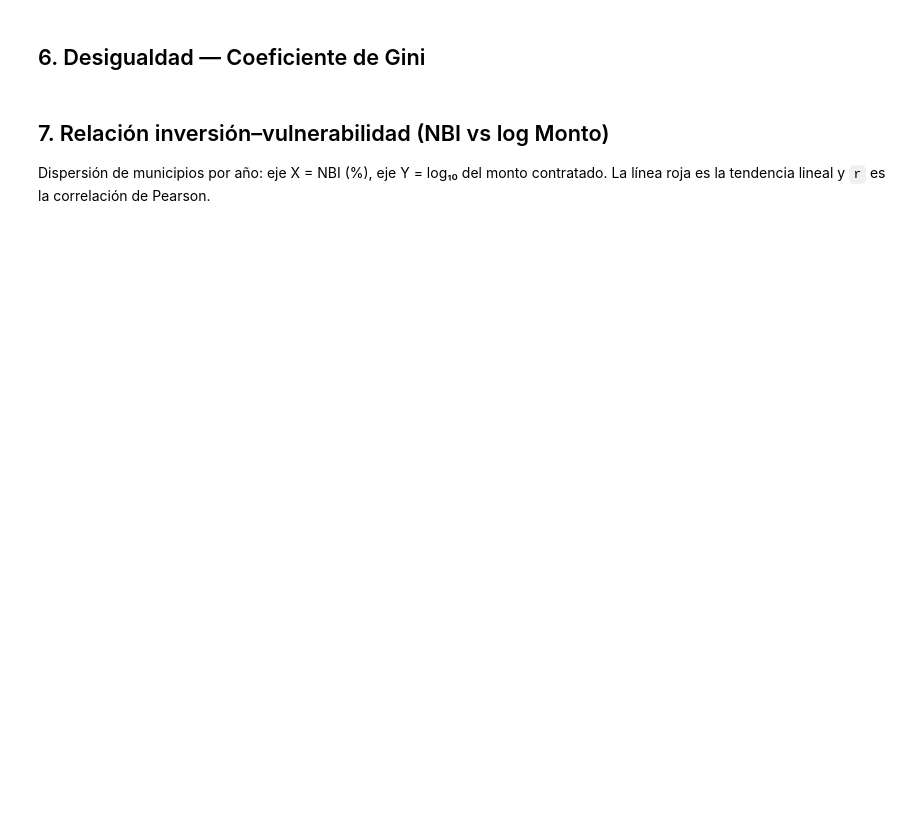
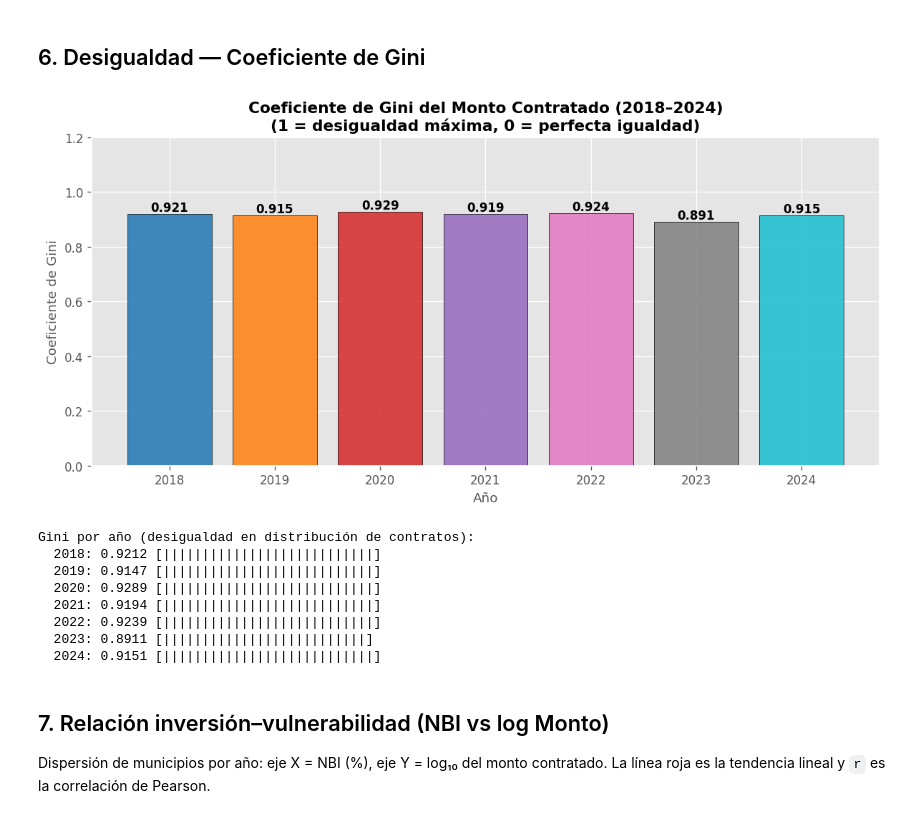
Before and after one commit to ustadistica/desarrollo_social_y_economico, a Jupyter notebook: notebooks/EDA_SECOP_DANE_Gold_2018_2024.ipynb, the cells around one changed output. Cells and saved outputs as stored; diff of their text form; code cells hidden in the pictures; blank space fills up the shorter version.

```diff
--- a/notebooks/EDA_SECOP_DANE_Gold_2018_2024.ipynb
+++ b/notebooks/EDA_SECOP_DANE_Gold_2018_2024.ipynb
@@ -300,24 +388,34 @@ for año in AÑOS:
 # %%
 ginis = {int(a): gini(df_mun.loc[df_mun[COL_AÑO] == a, COL_MONTO].fillna(0))
          for a in AÑOS}
 
 fig, ax = plt.subplots(figsize=(10, 5))
 años_v = list(ginis.keys()); vals_g = list(ginis.values())
 bars = ax.bar(años_v, vals_g,
               color=[COLOR_MAP[a] for a in años_v], edgecolor='black', alpha=0.85)
 ax.set_title('Coeficiente de Gini del Monto Contratado (2018–2024)\n'
              '(1 = desigualdad máxima, 0 = perfecta igualdad)', fontweight='bold')
 ax.set_xlabel('Año'); ax.set_ylabel('Coeficiente de Gini')
-ax.set_ylim(0, 1)
+ax.set_ylim(0, 1.2)
 for bar, val in zip(bars, vals_g):
     ax.text(bar.get_x() + bar.get_width()/2, bar.get_height() + 0.01,
             f'{val:.3f}', ha='center', fontsize=10, fontweight='bold')
 plt.tight_layout(); plt.show()
 
 print('\nGini por año (desigualdad en distribución de contratos):')
 for a, g_val in ginis.items():
     barra = '|' * int(g_val * 30)
     print(f'  {a}: {g_val:.4f} [{barra}]')
+# %% [output]
+[figure, added]
+Gini por año (desigualdad en distribución de contratos):
+  2018: 0.9212 [|||||||||||||||||||||||||||]
+  2019: 0.9147 [|||||||||||||||||||||||||||]
+  2020: 0.9289 [|||||||||||||||||||||||||||]
+  2021: 0.9194 [|||||||||||||||||||||||||||]
+  2022: 0.9239 [|||||||||||||||||||||||||||]
+  2023: 0.8911 [||||||||||||||||||||||||||]
+  2024: 0.9151 [|||||||||||||||||||||||||||]
 # %% [markdown]
 ## 7. Relación inversión–vulnerabilidad (NBI vs log Monto)
 
```
Also changed, not shown: parts of 16 cells of this notebook, 54 other files.
